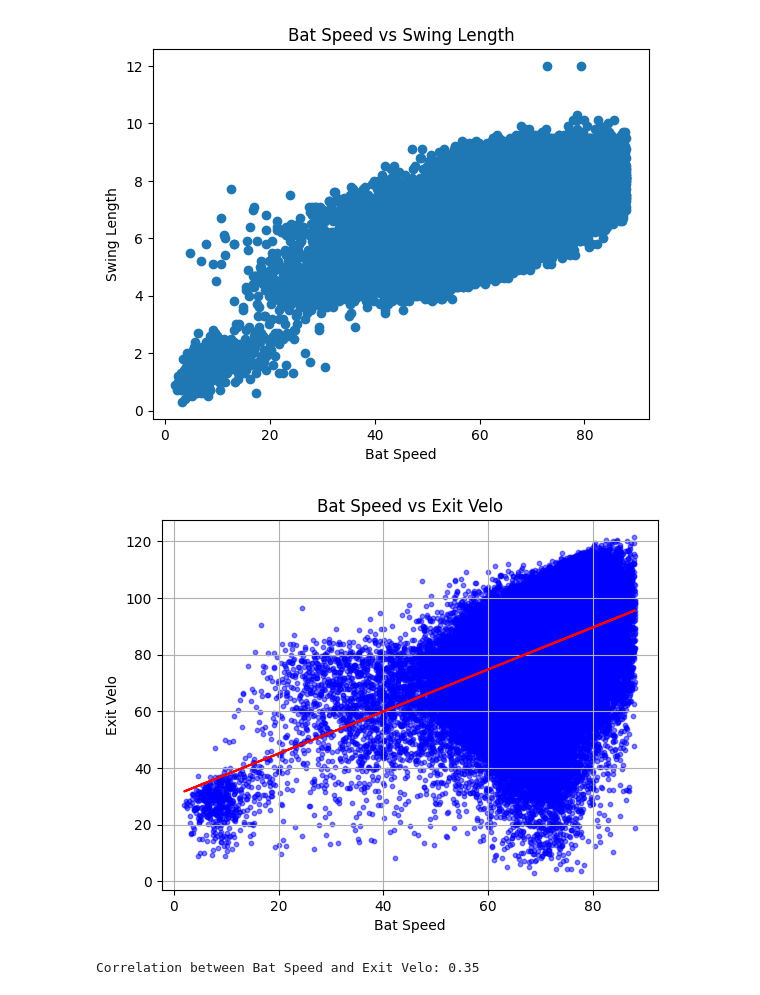
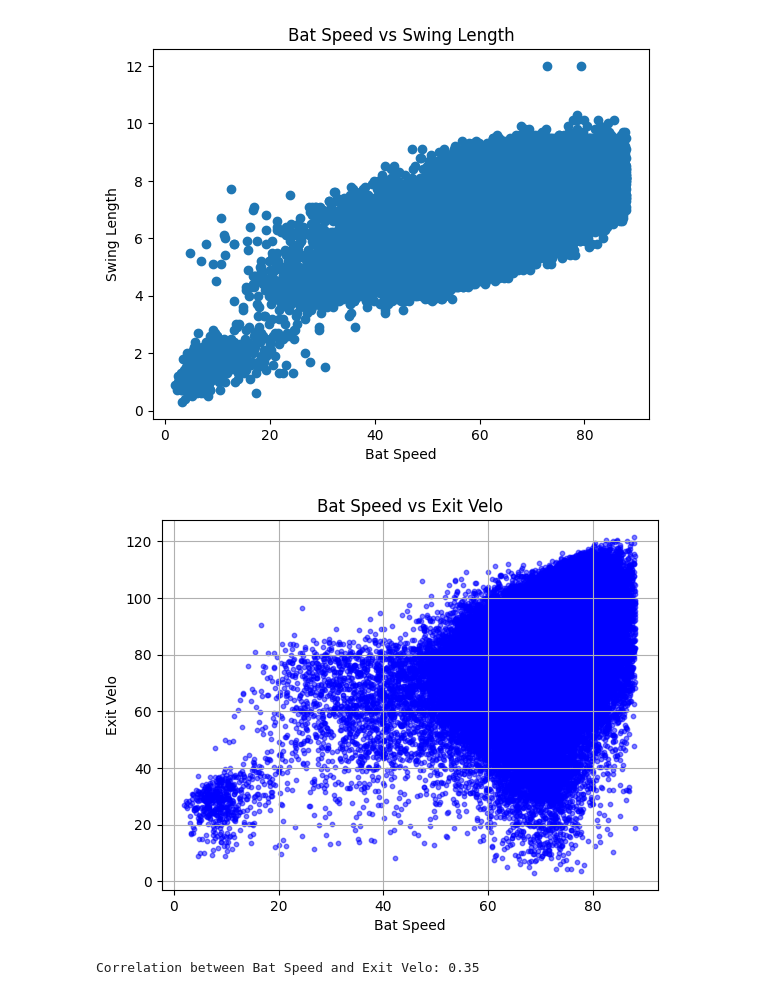
Before and after one commit to matthewbressler/baseballDataChallenge, a Jupyter notebook: EDA_MB.ipynb, the cells around one changed output. Saved outputs shown, nothing was run; the diff lists cells and outputs as text; code cells hidden in the pictures.

```diff
--- a/EDA_MB.ipynb
+++ b/EDA_MB.ipynb
@@ -41,15 +41,15 @@ plt.show()
 # %%
 fig = plt.figure()
 plt.grid(True)
 plt.scatter(df["bat_speed"], df["launch_speed"], c='blue', s=10, alpha=0.5)
 plt.xlabel("Bat Speed")
 plt.ylabel("Exit Velo")
 plt.title("Bat Speed vs Exit Velo")
-m, b = polyfit(df["bat_speed"], df["launch_speed"], 1)
-plt.plot(df["bat_speed"], m * df["bat_speed"] + b, color='red')
+#m, b = polyfit(df["bat_speed"], df["launch_speed"], 1)
+#plt.plot(df["bat_speed"], m * df["bat_speed"] + b, color='red')
 plt.show()
 # %% [output]
-[figure, old version]
+[figure, new version]
 # %%
 correlation = df["bat_speed"].corr(df["launch_speed"])
 print(f"Correlation between Bat Speed and Exit Velo: {correlation:.2f}")
```
Also changed, not shown: parts of 2 cells of this notebook, 3 other files.
